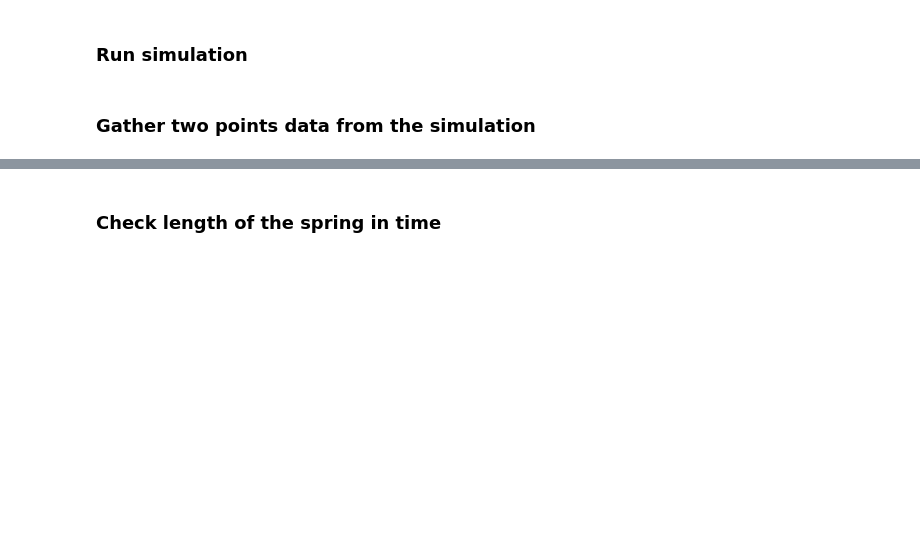
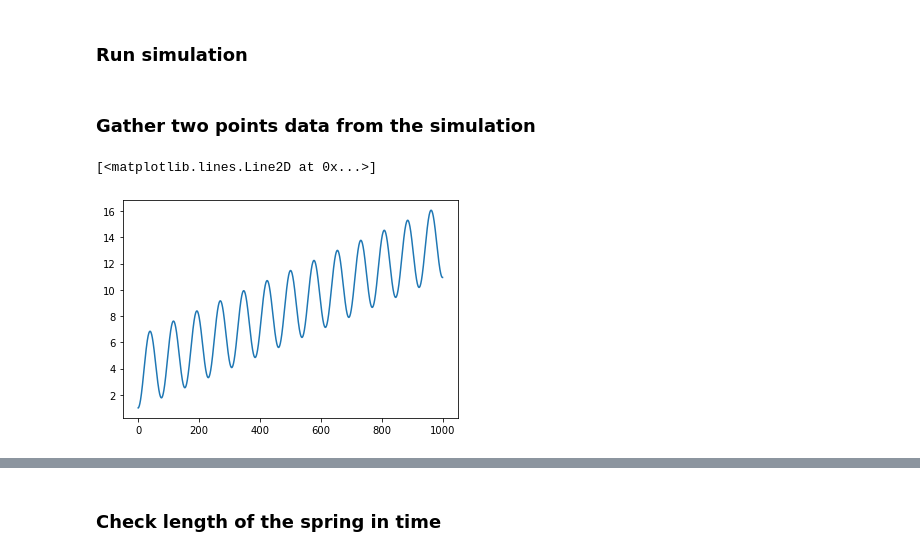
Before and after one commit to bmbnk/spring-lattice-simulation, a Jupyter notebook: 2p_simulation_tests.ipynb, the cells around one changed output, grey strips where cells are left out. Cells and saved outputs as stored; diff of their text form; code cells hidden in the pictures; blank space fills up the shorter version.

```diff
--- a/2p_simulation_tests.ipynb
+++ b/2p_simulation_tests.ipynb
@@ -33,3 +33,8 @@ coors = (mp1.history[0], mp2.history[0])
 vs = (mp1.history[1], mp2.history[1])
 steps = list(range(len(vs[0])))
 time = [step * dt for step in steps]
+# %%
+plt.plot([i*dt for i in range(int(t/dt))], [c.a1 for c in coors[0]])
+# %% [output]
+[<matplotlib.lines.Line2D at 0x...>]
+[figure, added]
```
Also changed, not shown: parts of 6 cells of this notebook, 1 other file.
